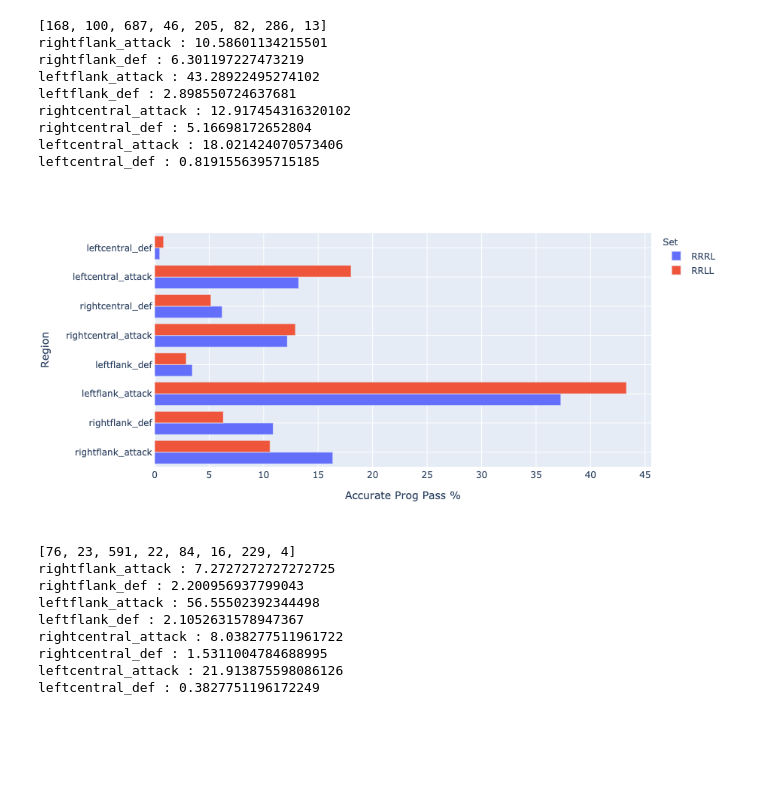
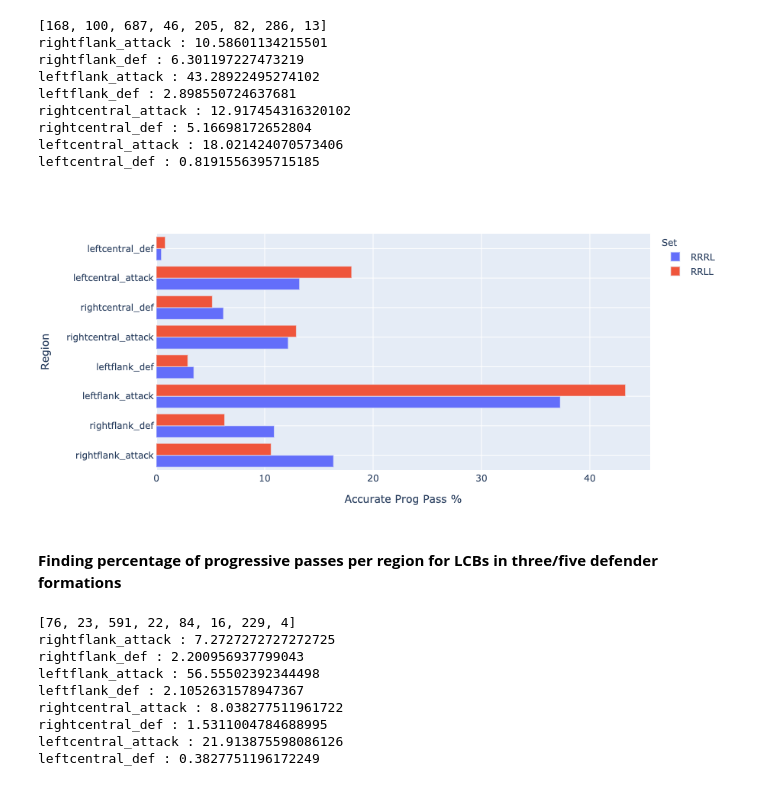
Before and after one commit to grovershreyf9t/FootballPlayerFootedness, a Jupyter notebook: code/footedness - progpasses.ipynb, the cells around one changed output. Cells and saved outputs as stored; diff of their text form; code cells hidden in the pictures; blank space fills up the shorter version.

```diff
--- a/code/footedness - progpasses.ipynb
+++ b/code/footedness - progpasses.ipynb
@@ -479,30 +495,32 @@ leftcentral_def : 0.8191556395715185
 # %%
 # data_reg = [['Right Flank Attack', 16.348577601728483, 'RRRL'],
 #             ['Right Flank Attack',10.58601134215501, 'RRLL'],
 #             ['Right Flank Def', 10.875045012603529, 'RRRL'],
 #             ['Right Flank Def', 6.301197227473219, 'RRLL'],
 #             ['Left Flank Attack', 37.27043572200216, 'RRRL'],
 #             ['Left Flank Attack', 43.28922495274102, 'RRLL'],
 #             ['Left Flank Def', 3.456967951026287, 'RRRL'],
 #             ['Left Flank Def', 2.898550724637681, 'RRLL'],
 #             ['Right Central Attack', 12.171407994238386, 'RRRL'],
 #             ['Right Central Attack', 12.917454316320102, 'RRLL'],
 #             ['Right Central Def', 6.1937342455887645, 'RRRL'],
 #             ['Right Central Def', 5.16698172652804, 'RRLL'],
 #             ['Left Central Attack', 13.215700396110911, 'RRRL'],
 #             ['Left Central Attack', 18.021424070573406, 'RRLL'],
 #             ['Left Central Def', 0.4681310767014764, 'RRRL'],
 #             ['Left Central Def', 0.8191556395715185, 'RRLL']]
-rrrl_reg = list(zip(regions,rrrl_region_per))
-rrrl_data_reg = [list(i) + ["RRRL"] for i in rrrl_reg]
+rrrl_data = list(zip(regions,rrrl_region_per))
+rrrl_data_reg = [list(i) + ["RRRL"] for i in rrrl_data]
 rrll_data = list(zip(regions,rrll_region_per))
 rrll_data_reg = [list(i) + ["RRLL"] for i in rrll_data]
 data_reg = rrrl_data_reg + rrll_data_reg
 reg = pd.DataFrame(data_reg, columns = ['Region', 'Accurate Prog Pass %', 'Set'])
 fig = px.bar(reg, x="Accurate Prog Pass %", y="Region", color='Set', barmode='group', orientation='h')
 fig.show()
 # %% [output]
-[figure, old version]
+[figure, new version]
+# %% [markdown]
+**Finding percentage of progressive passes per region for LCBs in three/five defender formations**
 # %%
 lcb_lf_region = get_region(lcb_lf_prog_end_x, lcb_lf_prog_end_y)
 print(lcb_lf_region)
```
Also changed, not shown: parts of 3 cells of this notebook, 33 other files.
